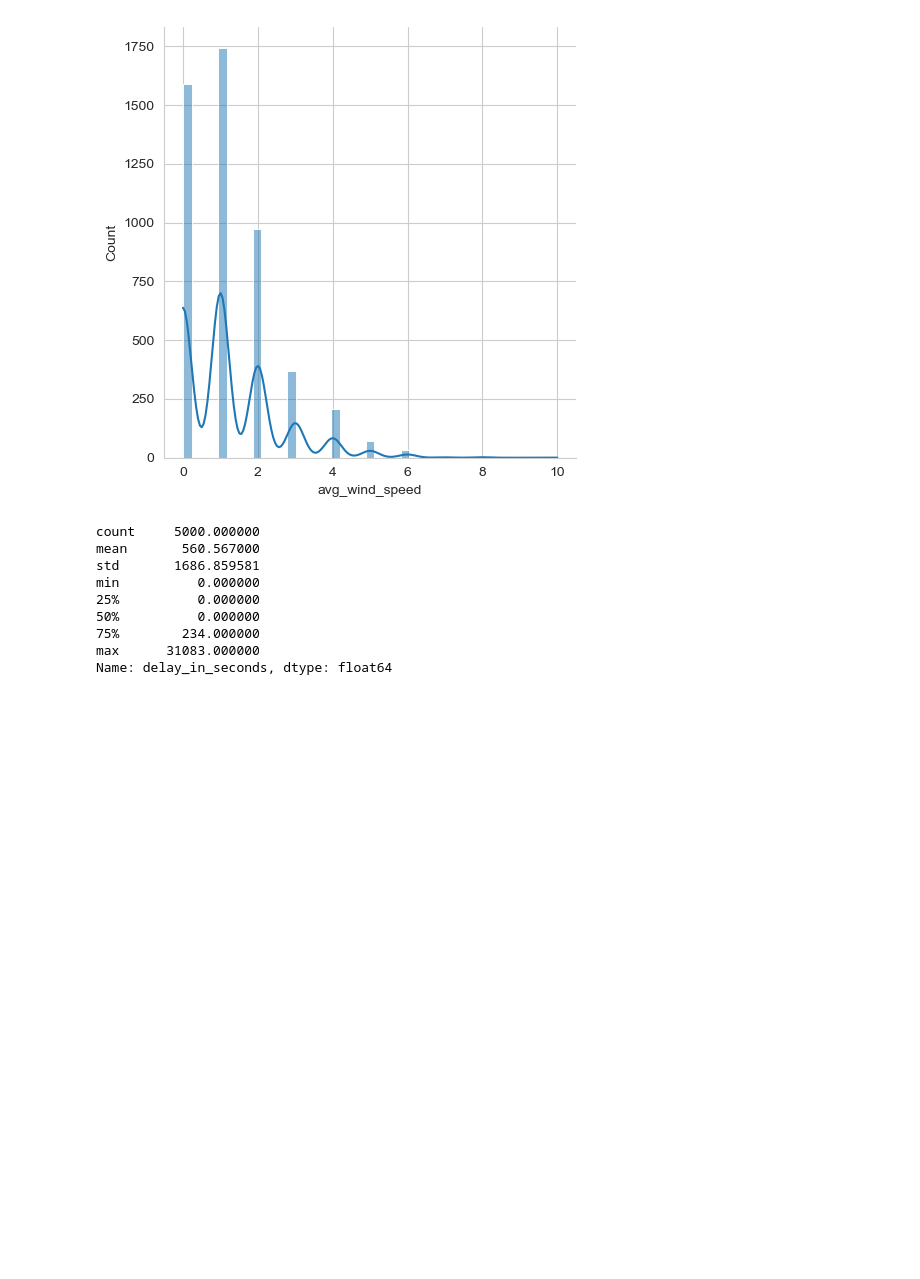
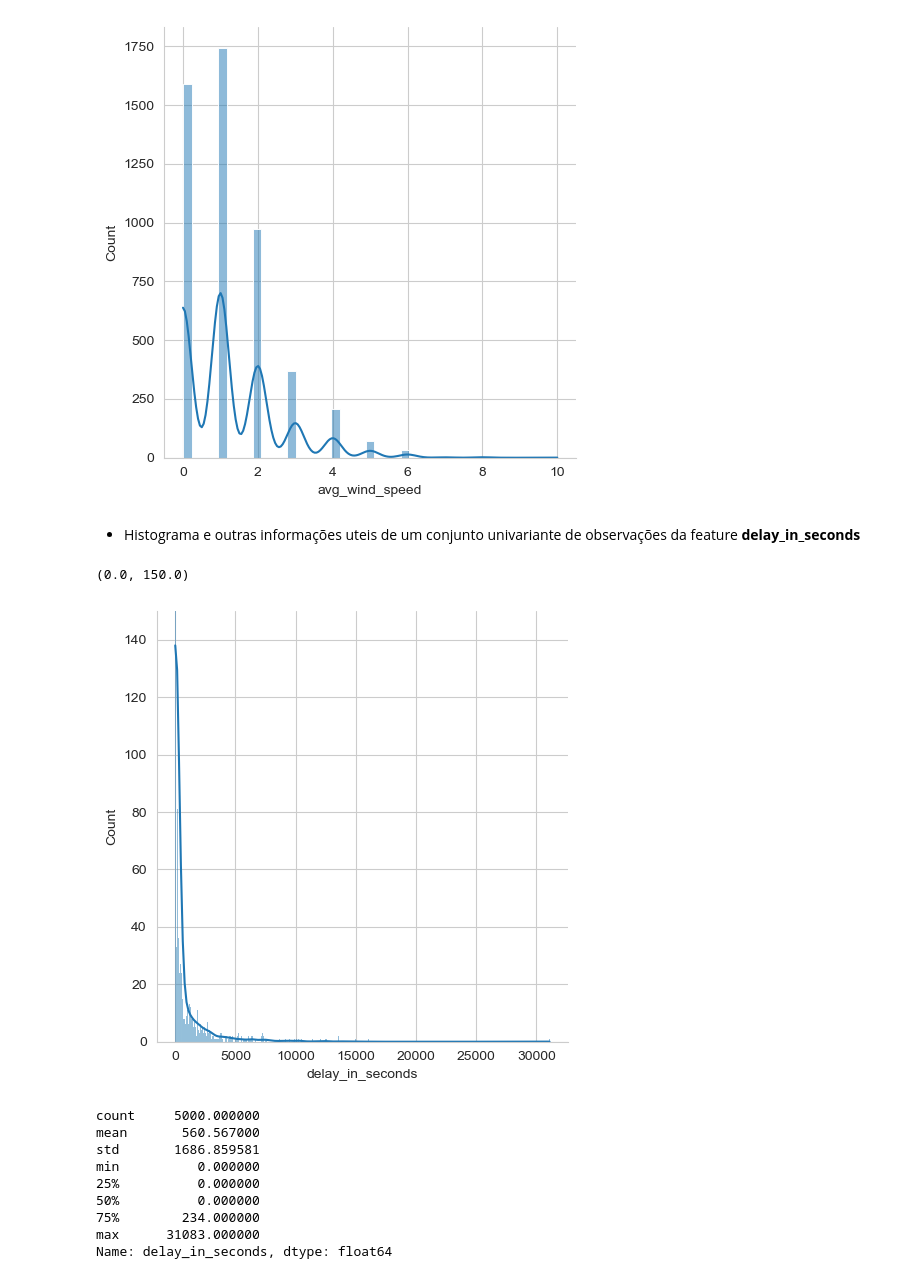
Before and after one commit to gonaloppcc/projetoDAA, a Jupyter notebook: competition/pre_data_analysis.ipynb, the cells around one changed output. Saved outputs shown, nothing was run; the diff lists cells and outputs as text; code cells hidden in the pictures; blank space fills up the shorter version.

```diff
--- a/competition/pre_data_analysis.ipynb
+++ b/competition/pre_data_analysis.ipynb
@@ -152,6 +180,15 @@ sns.displot(train_df['avg_wind_speed'], kde=True)
 # %% [output]
 <seaborn.axisgrid.FacetGrid at 0x...>
 [figure]
+# %% [markdown]
+- Histograma e outras informações uteis de um conjunto univariante de observações da feature **delay_in_seconds**
+# %%
+sns.displot(train_df['delay_in_seconds'], kde=True)
+
+plt.ylim(0, 150)
+# %% [output]
+(0.0, 150.0)
+[figure, added]
 # %%
 train_df['delay_in_seconds'].describe()
 # %% [output]
```
Also changed, not shown: parts of 21 cells of this notebook, 1 other file.
